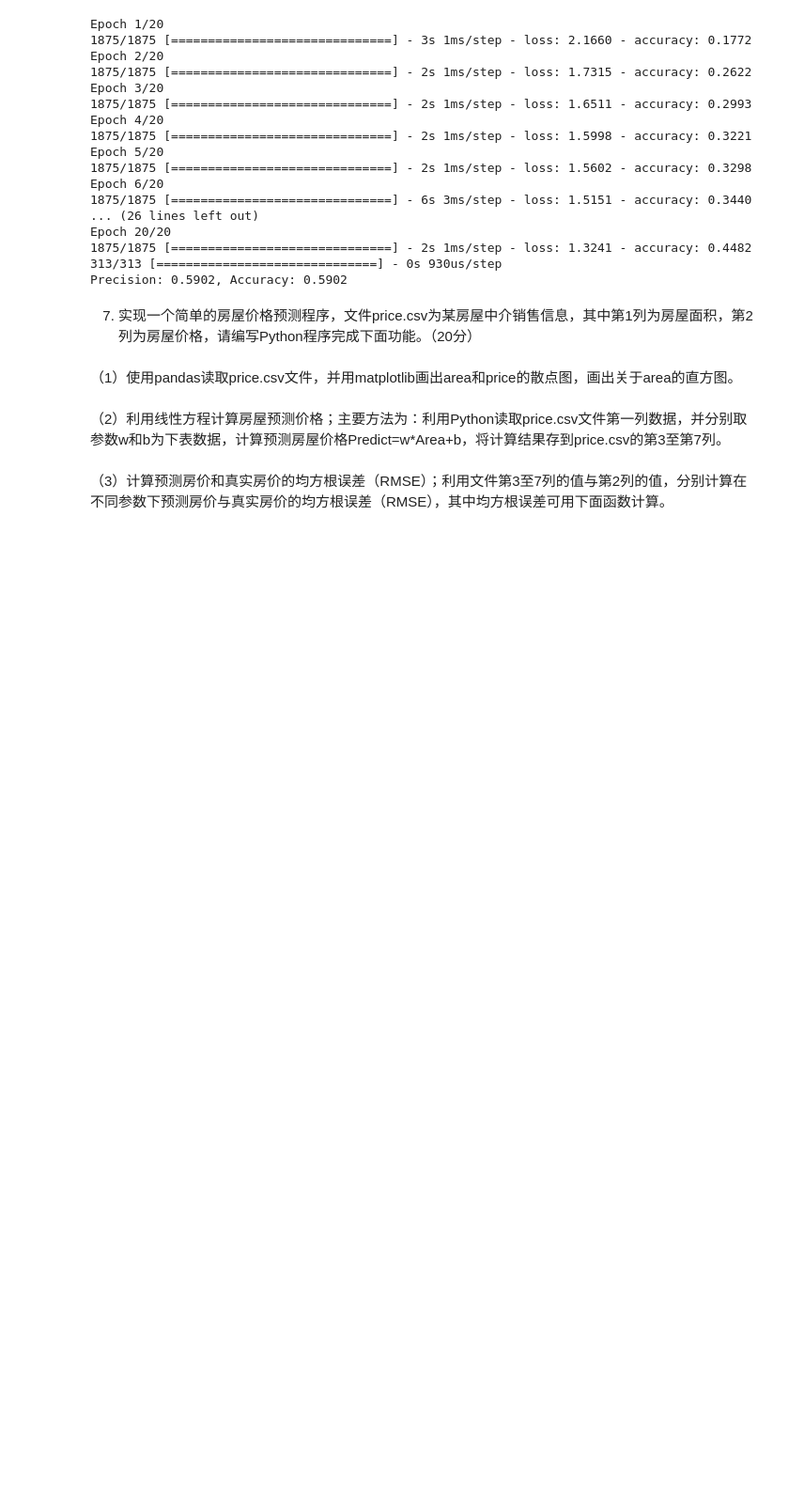
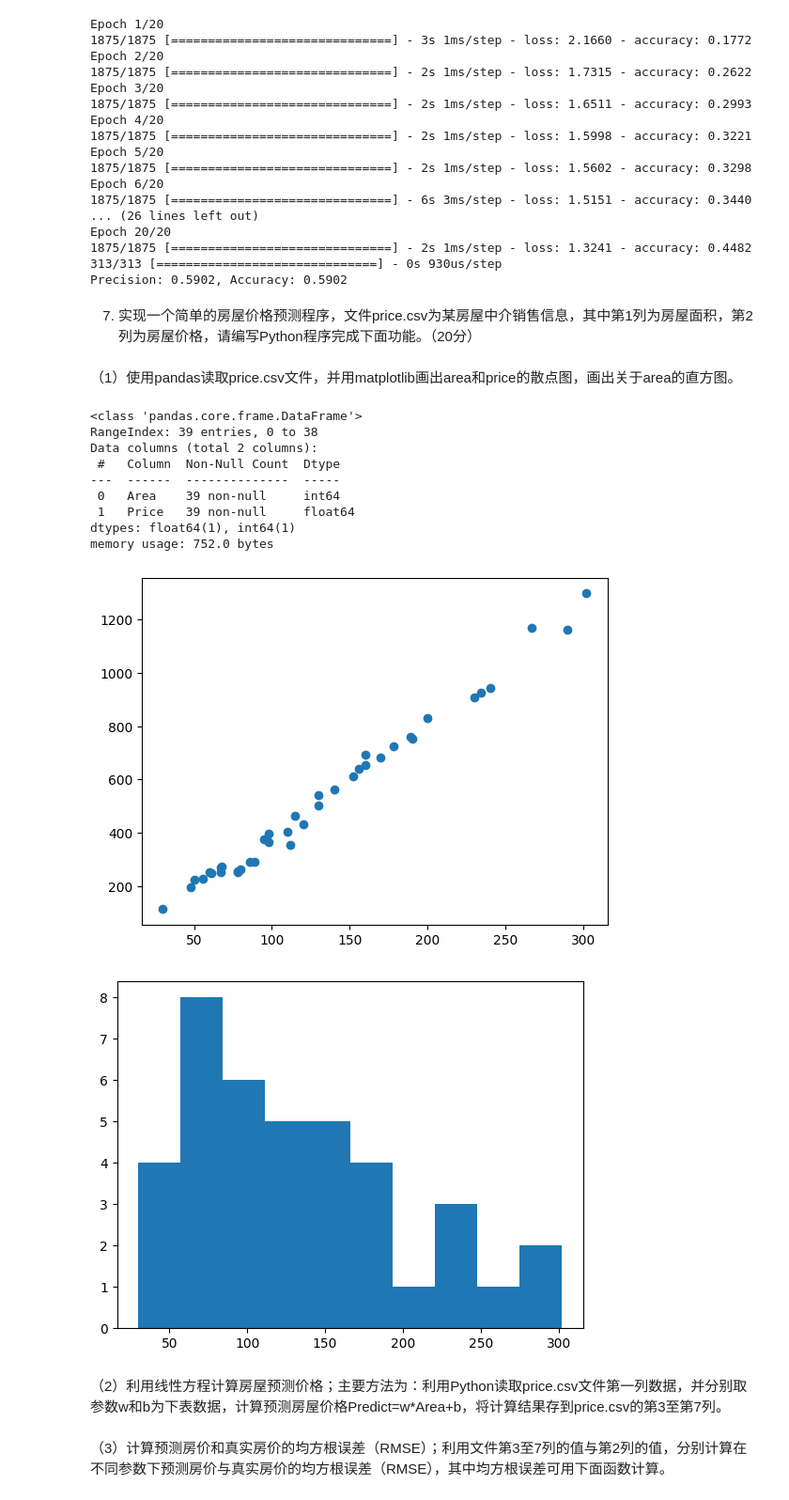
Before and after one commit to Nyeilim/pytorch-learning, a Jupyter notebook: homework/week-6/answer-6.ipynb, the cells around one changed output. Shown at 94% size. Cells and saved outputs as stored; diff of their text form; code cells hidden in the pictures; blank space fills up the shorter version.

```diff
--- a/homework/week-6/answer-6.ipynb
+++ b/homework/week-6/answer-6.ipynb
@@ -174,7 +174,25 @@ Precision: 0.5902, Accuracy: 0.5902
 # %%
 import pandas as pd
 import matplotlib.pyplot as plt
 
 df = pd.read_csv("price.csv")
+df.info()
+plt.scatter(df["Area"], df["Price"])
+plt.show()
+
+plt.hist(df["Area"])
+plt.show()
+# %% [output]
+<class 'pandas.core.frame.DataFrame'>
+RangeIndex: 39 entries, 0 to 38
+Data columns (total 2 columns):
+ #   Column  Non-Null Count  Dtype
+---  ------  --------------  -----
+ 0   Area    39 non-null     int64
+ 1   Price   39 non-null     float64
+dtypes: float64(1), int64(1)
+memory usage: 752.0 bytes
+[figure, added]
+[figure, added]
 # %% [markdown]
 （2）利用线性方程计算房屋预测价格；主要方法为：利用Python读取price.csv文件第一列数据，并分别取参数w和b为下表数据，计算预测房屋价格Predict=w*Area+b，将计算结果存到price.csv的第3至第7列。
```
Also changed, not shown: parts of 2 cells of this notebook, 2 other files.
